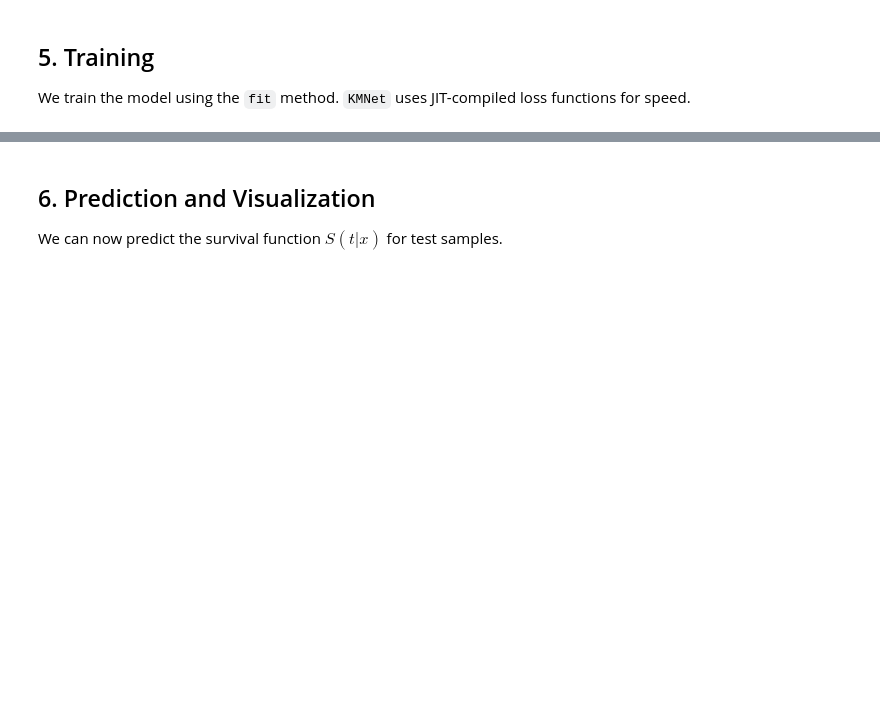
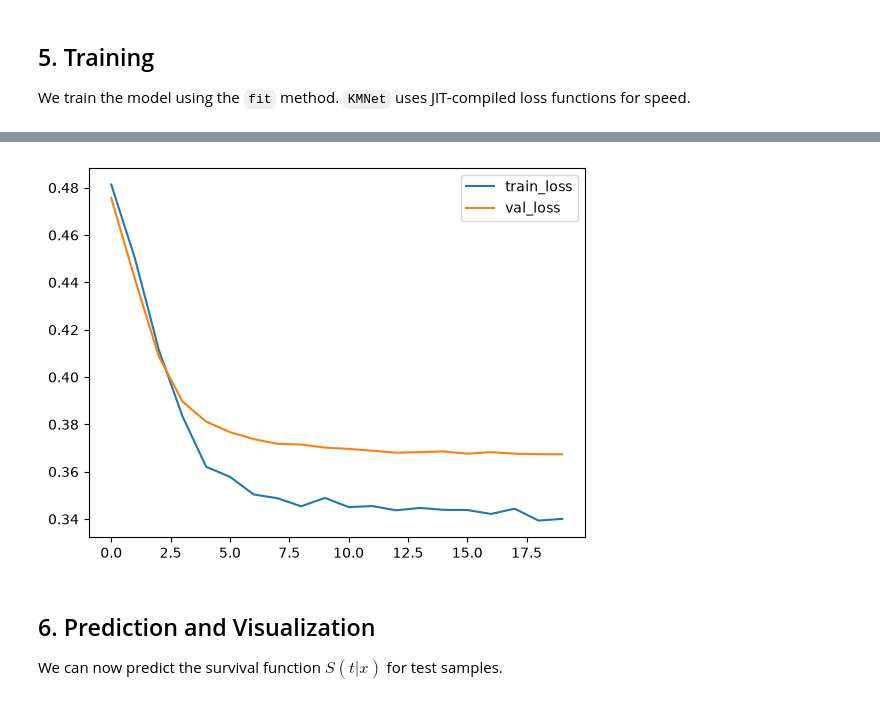
Before and after one commit to yuvrajiro/KMNet, a Jupyter notebook: examples/KMNet_Demo.ipynb, the cells around one changed output, grey strips where cells are left out. Saved outputs shown, nothing was run; the diff lists cells and outputs as text; code cells hidden in the pictures; blank space fills up the shorter version.

```diff
--- a/examples/KMNet_Demo.ipynb
+++ b/examples/KMNet_Demo.ipynb
@@ -99,7 +110,9 @@ batch_size = 64
 epochs = 20
 callbacks = [tt.callbacks.EarlyStopping()]
 
-log = model.fit(X_train, y_train, batch_size, epochs, callbacks, val_data=(X_test, y_test), verbose=True)
+log = model.fit(X_train, y_train, batch_size, epochs, callbacks, val_data=(X_test, y_test), verbose=False)
+print(f"Trained for {len(log.to_pandas())} epochs; final val loss = {log.to_pandas().val_loss.iloc[-1]:.4f}")
 
 # Plot training loss
 _ = log.plot()
+# %% [output]
@@ -106,3 +120,4 @@ _ = log.plot()
+[figure, added]
 # %% [markdown]
 ## 6. Prediction and Visualization
 
```
Also changed, not shown: parts of 9 cells of this notebook, 32 other files.
